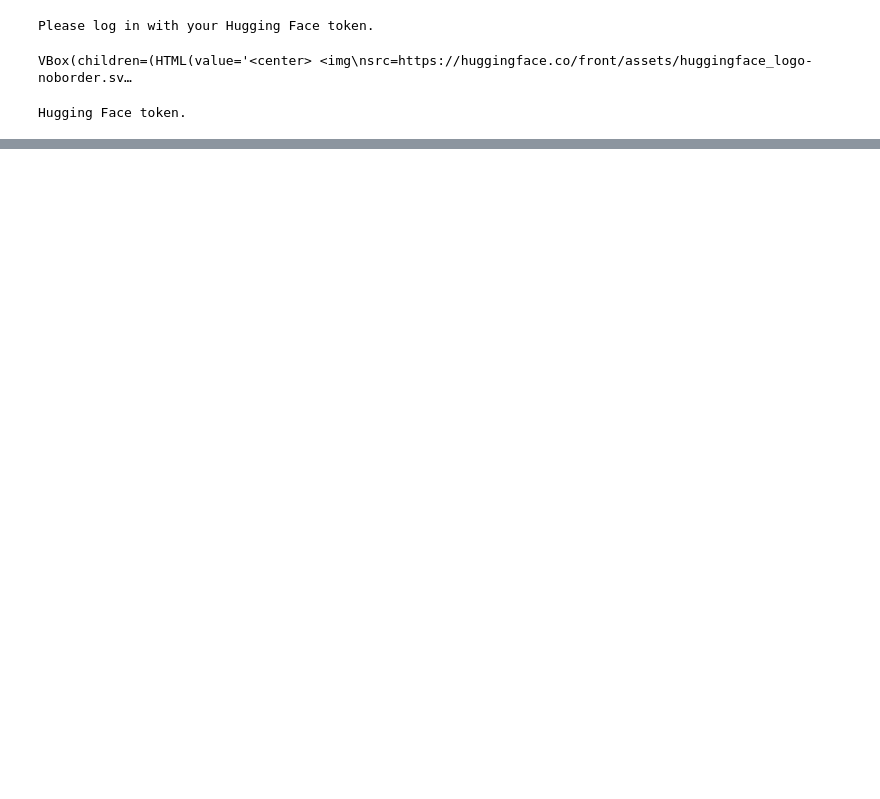
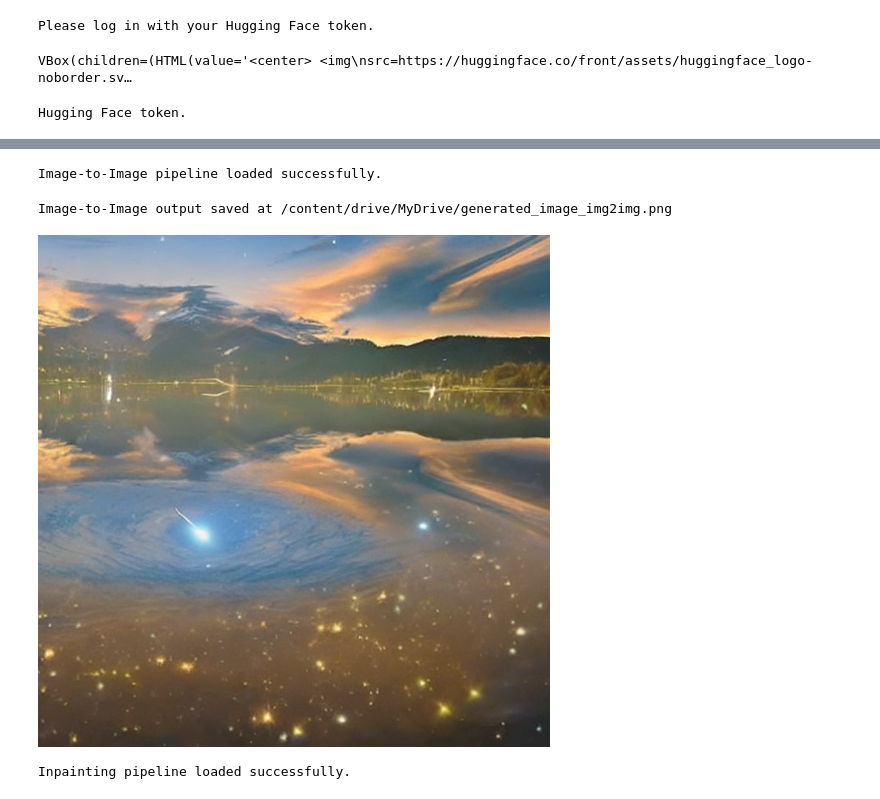
Before and after one commit to prathameshpawar17/new_repository_1, a Jupyter notebook: Image_Generation_using_Stable_Diffusion.ipynb, the cells around one changed output, grey strips where cells are left out. Drawn from its saved outputs; the diff is of its cells as text; code cells hidden in the pictures; blank space fills up the shorter version.

```diff
--- a/Image_Generation_using_Stable_Diffusion.ipynb
+++ b/Image_Generation_using_Stable_Diffusion.ipynb
@@ -297,0 +238,43 @@ Generating an image with the prompt: A serene lake surrounded by mountains durin
+# %%
+from diffusers import StableDiffusionImg2ImgPipeline
+import torch
+from PIL import Image
+
+# Load the Image-to-Image pipeline
+# device = "cuda" if torch.cuda.is_available() else "cpu"
+img2img_model_name = "runwayml/stable-diffusion-v1-5"  # Replace with desired model
+img2img_pipe = StableDiffusionImg2ImgPipeline.from_pretrained(img2img_model_name, torch_dtype=torch.float16).to(device)
+print("Image-to-Image pipeline loaded successfully.")
+# %% [output]
+Image-to-Image pipeline loaded successfully.
+# %%
+# Load and preprocess input image
+input_image_path = "/content/drive/MyDrive/generated_image_1234.png"  # Replace with actual input image path
+input_image = Image.open(input_image_path).convert("RGB").resize((512, 512))  # Ensure dimensions
+
+# Generate an output image with slight modification
+prompt_img2img = "Transform this image into a butiful lake on night and in the sky one person see the meteor shower."
+strength = 0.75  # Controls the degree of modification (0 = original, 1 = full generation)
+output_img2img = img2img_pipe(prompt=prompt_img2img, image=input_image, strength=strength)
+generated_image = output_img2img.images[0]
+
+# Save and display the generated image
+img2img_output_path = "/content/drive/MyDrive/generated_image_img2img.png"
+generated_image.save(img2img_output_path)
+print(f"Image-to-Image output saved at {img2img_output_path}")
+generated_image.show()
+generated_image
+# %% [output]
+Image-to-Image output saved at /content/drive/MyDrive/generated_image_img2img.png
+[figure, added]
+# %%
+from diffusers import StableDiffusionInpaintPipeline
+import torch
+from PIL import Image, ImageDraw
+
+# Load the Inpainting pipeline
+inpaint_model_name = "stabilityai/stable-diffusion-2-inpainting"#"stabilityai/stable-diffusion-2-inpainting"
+inpaint_pipe = StableDiffusionInpaintPipeline.from_pretrained(inpaint_model_name, torch_dtype=torch.float16).to(device)
+print("Inpainting pipeline loaded successfully.")
+# %% [output]
+Inpainting pipeline loaded successfully.
```
Also changed, not shown: parts of 19 cells of this notebook.
